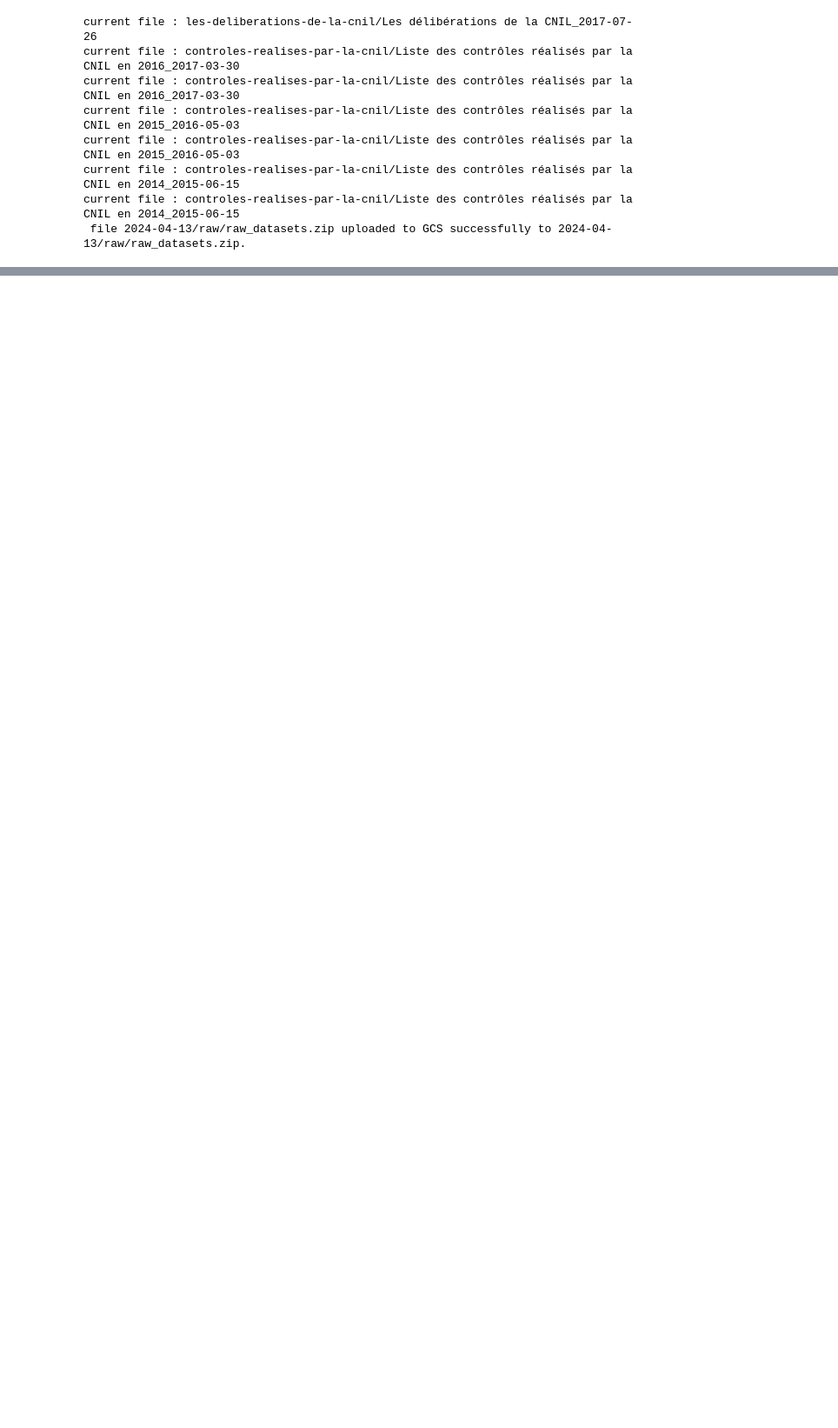
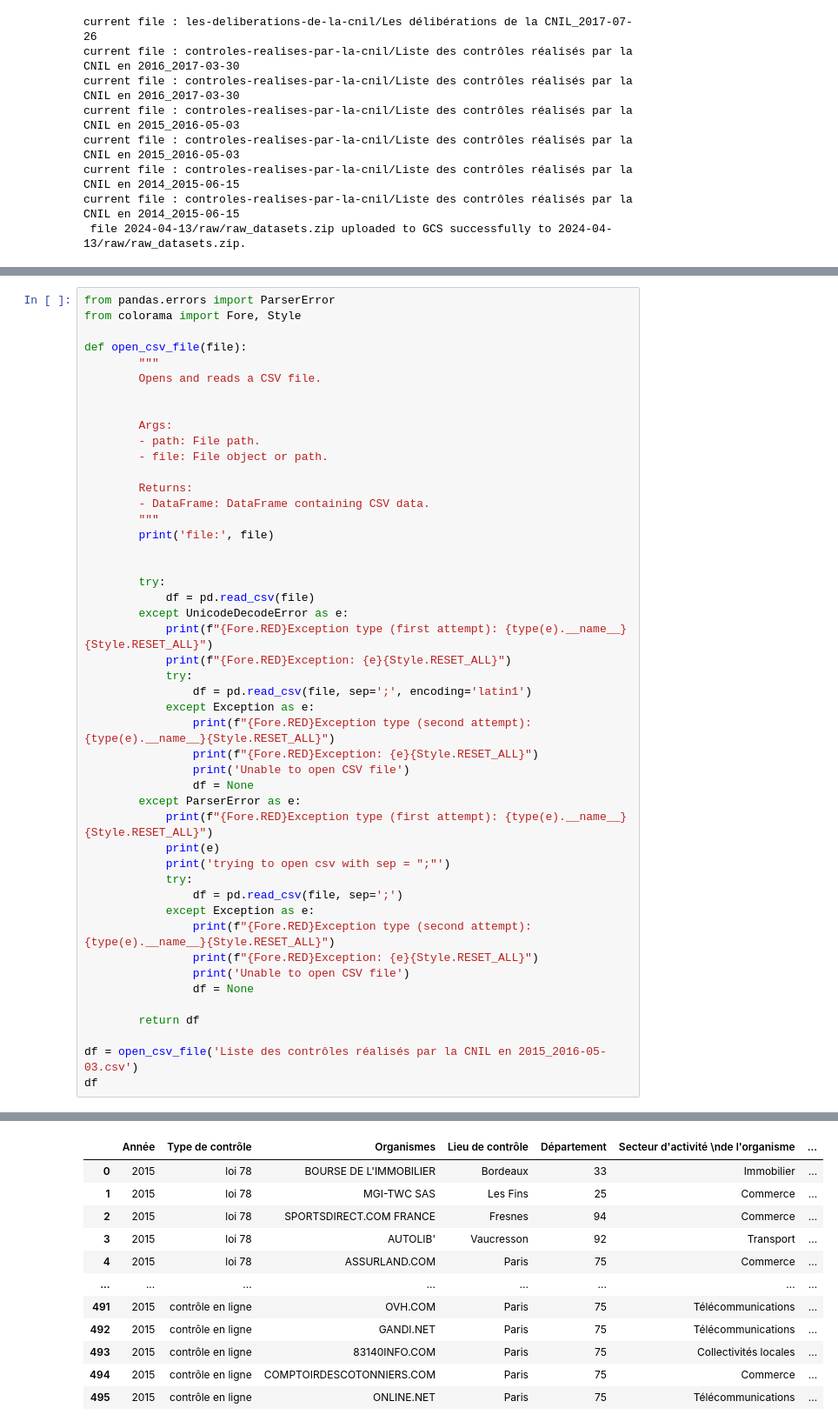
Before and after one commit to Abitben/data_pipelines, a Jupyter notebook: test.ipynb, the cells around one changed output, grey strips where cells are left out. Shown: that part at 87% size. Drawn from its saved outputs; the diff is of its cells as text; blank space fills up the shorter version.

```diff
--- a/test.ipynb
+++ b/test.ipynb
@@ -257,0 +296,48 @@ current file : controles-realises-par-la-cnil/Liste des contrôles réalisés pa
+# %%
+from pandas.errors import ParserError
+from colorama import Fore, Style
+
+def open_csv_file(file):
+        """
+        Opens and reads a CSV file.
+
+
+        Args:
+        - path: File path.
+        - file: File object or path.
+
+        Returns:
+        - DataFrame: DataFrame containing CSV data.
+        """
+        print('file:', file)
+
+
+        try:
+            df = pd.read_csv(file)
+        except UnicodeDecodeError as e:
+            print(f"{Fore.RED}Exception type (first attempt): {type(e).__name__}{Style.RESET_ALL}")
+            print(f"{Fore.RED}Exception: {e}{Style.RESET_ALL}")
+            try:
+                df = pd.read_csv(file, sep=';', encoding='latin1')
+            except Exception as e:
+                print(f"{Fore.RED}Exception type (second attempt): {type(e).__name__}{Style.RESET_ALL}")
+                print(f"{Fore.RED}Exception: {e}{Style.RESET_ALL}")
+                print('Unable to open CSV file')
+                df = None
+        except ParserError as e:
+            print(f"{Fore.RED}Exception type (first attempt): {type(e).__name__}{Style.RESET_ALL}")
+            print(e)
+            print('trying to open csv with sep = ";"')
+            try:
+                df = pd.read_csv(file, sep=';')
+            except Exception as e:
+                print(f"{Fore.RED}Exception type (second attempt): {type(e).__name__}{Style.RESET_ALL}")
+                print(f"{Fore.RED}Exception: {e}{Style.RESET_ALL}")
+                print('Unable to open CSV file')
+                df = None
+
+        return df
+
+df = open_csv_file('Liste des contrôles réalisés par la CNIL en 2015_2016-05-03.csv')
+df
+# %% [output]
@@ -257,0 +347,12 @@ current file : controles-realises-par-la-cnil/Liste des contrôles réalisés pa
+|  | Année | Type de contrôle | Organismes | Lieu de contrôle | Département | Secteur d'activité \nde l'organisme | ... |
+| 0 | 2015 | loi 78 | BOURSE DE L'IMMOBILIER | Bordeaux | 33 | Immobilier | ... |
+| 1 | 2015 | loi 78 | MGI-TWC SAS | Les Fins | 25 | Commerce | ... |
+| 2 | 2015 | loi 78 | SPORTSDIRECT.COM FRANCE | Fresnes | 94 | Commerce | ... |
+| 3 | 2015 | loi 78 | AUTOLIB' | Vaucresson | 92 | Transport | ... |
+| 4 | 2015 | loi 78 | ASSURLAND.COM | Paris | 75 | Commerce | ... |
+| ... | ... | ... | ... | ... | ... | ... | ... |
+| 491 | 2015 | contrôle en ligne | OVH.COM | Paris | 75 | Télécommunications | ... |
+| 492 | 2015 | contrôle en ligne | GANDI.NET | Paris | 75 | Télécommunications | ... |
+| 493 | 2015 | contrôle en ligne | 83140INFO.COM | Paris | 75 | Collectivités locales | ... |
+| 494 | 2015 | contrôle en ligne | COMPTOIRDESCOTONNIERS.COM | Paris | 75 | Commerce | ... |
+| 495 | 2015 | contrôle en ligne | ONLINE.NET | Paris | 75 | Télécommunications | ... |
```
Also changed, not shown: parts of 6 cells of this notebook, 52 other files.
